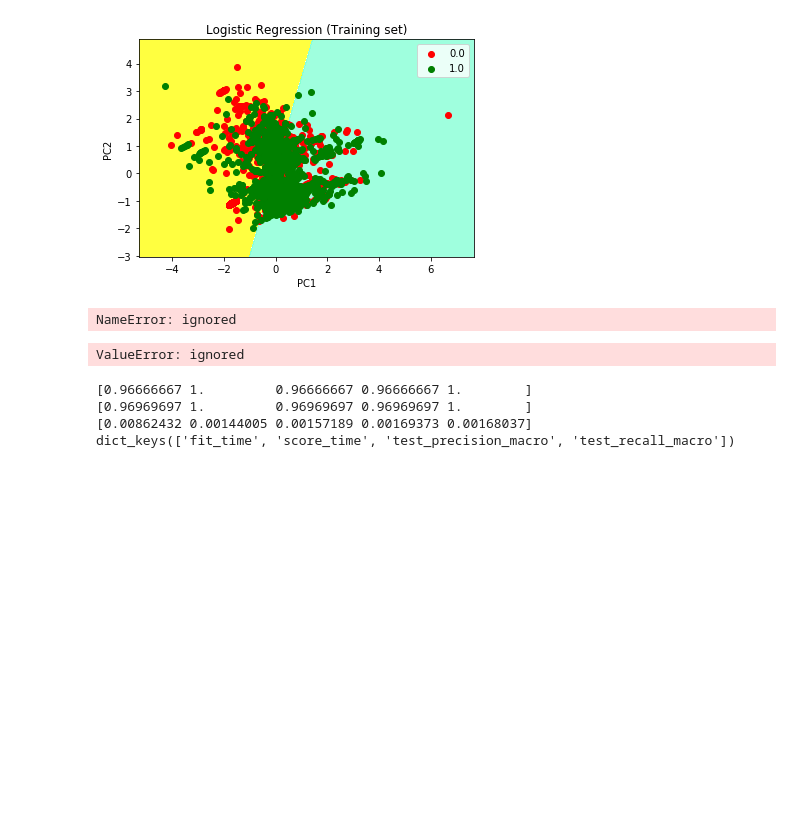
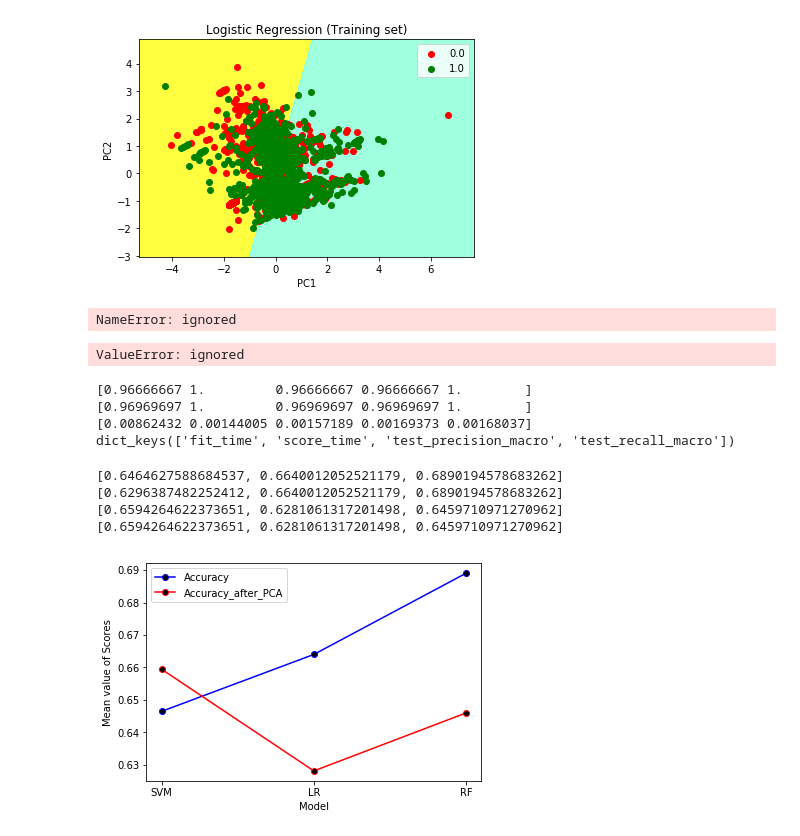
Before and after one commit to Prakface/Practice, a Jupyter notebook: ApplyingExisting1.ipynb, the cells around one changed output. Drawn from its saved outputs; the diff is of its cells as text; code cells hidden in the pictures; blank space fills up the shorter version.

```diff
--- a/ApplyingExisting1.ipynb
+++ b/ApplyingExisting1.ipynb
@@ -93,6 +98,7 @@ scores = cross_val_score(clf, data_X, data_y,cv=10)
 
 #sorted(scores.keys())
 print("\n accuracy scores = ", scores)
+Acc_list.append(scores.mean())
 
 print("\n the mean accuracy of 10 fold cross validation = ", scores.mean())
 #for finding F1 measure at each fold, use scoring marameter in cross_validate
@@ -101,6 +107,8 @@ scores = cross_val_score(clf, data_X, data_y, scoring='f1_macro',cv=10)
 print("\n F1 measure values  = ", scores)
 
 print("\n Average F1 score = ", scores.mean())
+
+F1_list.append(scores.mean())
 
 sa=scores.mean()
 
@@ -134,9 +142,17 @@ explained_variance = pca.explained_variance_ratio_
 
 '''
 X_p=sc.fit_transform(data_X)
+pca = PCA(n_components =2)
+X_p2=pca.fit_transform(X_p)
 
 clf = SVC(kernel = 'rbf', gamma=0.3)
-scores = cross_val_score(clf, X_p, data_y,cv=10)
+scores = cross_val_score(clf, X_p2, data_y,cv=10)
+Acc_list_PCA.append(scores.mean())
+
+scores_f1=cross_val_score(clf,X_p2, data_y, cv=10, scoring='f1')
+F1_list_PCA.append(scores.mean())
+
+
 
 print(scores)
 print(scores.mean())
@@ -278,6 +299,11 @@ print(scores)
 
 clf.fit(X_train, y_train)
 
+scores = cross_val_score(clf, data_X, data_y,cv=10)
+Acc_list.append(scores.mean())
+
+scores_f1=cross_val_score(clf,data_X, data_y, cv=10, scoring='f1')
+F1_list.append(scores.mean())
 
 # Predicting the Test set results
 y_pred = clf.predict(X_test)
@@ -298,8 +324,18 @@ sc = StandardScaler()
 
 
 X_p=sc.fit_transform(data_X)
+pca = PCA(n_components =2)
+X_p2=pca.fit_transform(X_p)
 
 clf = RandomForestClassifier(n_estimators = 100, criterion = 'entropy', random_state = 0)
+
+scores = cross_val_score(clf, X_p2, data_y,cv=10)
+Acc_list_PCA.append(scores.mean())
+
+scores_f1=cross_val_score(clf,X_p2, data_y, cv=10, scoring='f1')
+F1_list_PCA.append(scores.mean())
+
+
 
 scores = cross_val_score(clf, X_p, data_y,cv=10)
 
@@ -624,3 +655,26 @@ plt.legend()
 plt.grid(True,color='k')
 
 plt.show
+# %%
+#line plots for Performance
+
+print(Acc_list)
+print(F1_list)
+
+print(Acc_list_PCA)
+print(F1_list_PCA)
+model=['SVM','LR','RF']
+ind = np.arange(3)
+plt.plot(ind,Acc_list,color = 'b',label = 'Accuracy',marker='o',markerfacecolor='k',markersize=6)
+plt.plot(ind,Acc_list_PCA,color = 'r',label = 'Accuracy_after_PCA',marker='o',markerfacecolor='k',markersize=6)
+plt.xticks(ind,model)
+plt.xlabel('Model')
+plt.ylabel('Mean value of Scores')
+plt.legend()
+plt.show()
+# %% [output]
+[0.6464627588684537, 0.6640012052521179, 0.6890194578683262]
+[0.6296387482252412, 0.6640012052521179, 0.6890194578683262]
+[0.6594264622373651, 0.6281061317201498, 0.6459710971270962]
+[0.6594264622373651, 0.6281061317201498, 0.6459710971270962]
+[figure, added]
```
Also changed, not shown: parts of 6 cells of this notebook.
